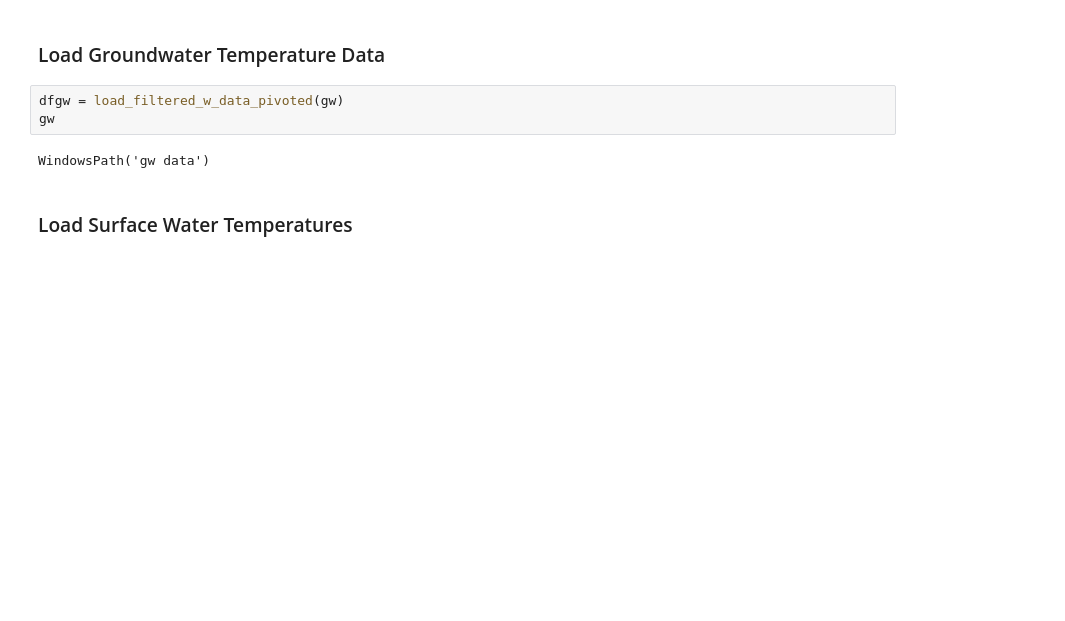
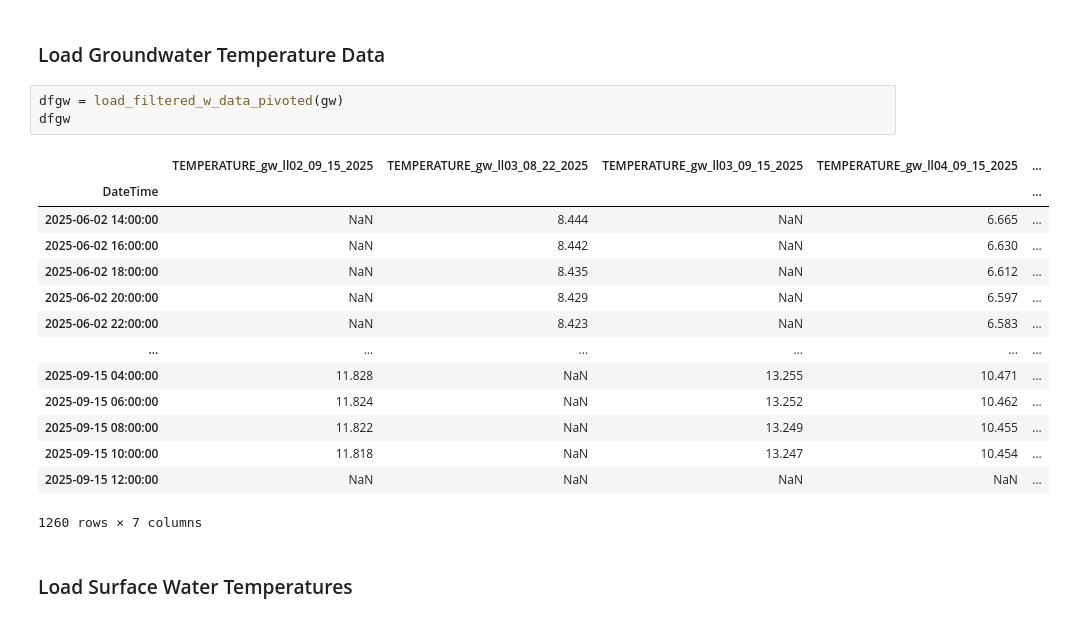
Before and after one commit to ryansiegel44/ESCI_895_Final_Project_RyanS, a Jupyter notebook: Final_Project_NB.ipynb, the cells around one changed output. Cells and saved outputs as stored; diff of their text form; blank space fills up the shorter version.

```diff
--- a/Final_Project_NB.ipynb
+++ b/Final_Project_NB.ipynb
@@ -75,9 +100,22 @@ def load_filtered_w_data_pivoted(folder_path):
 ### Load Groundwater Temperature Data
 # %%
 dfgw = load_filtered_w_data_pivoted(gw)
-gw
+dfgw
 # %% [output]
+|  | TEMPERATURE_gw_ll02_09_15_2025 | TEMPERATURE_gw_ll03_08_22_2025 | TEMPERATURE_gw_ll03_09_15_2025 | TEMPERATURE_gw_ll04_09_15_2025 | ... |
+| DateTime |  |  |  |  | ... |
+| 2025-06-02 14:00:00 | NaN | 8.444 | NaN | 6.665 | ... |
+| 2025-06-02 16:00:00 | NaN | 8.442 | NaN | 6.630 | ... |
+| 2025-06-02 18:00:00 | NaN | 8.435 | NaN | 6.612 | ... |
+| 2025-06-02 20:00:00 | NaN | 8.429 | NaN | 6.597 | ... |
+| 2025-06-02 22:00:00 | NaN | 8.423 | NaN | 6.583 | ... |
+| ... | ... | ... | ... | ... | ... |
+| 2025-09-15 04:00:00 | 11.828 | NaN | 13.255 | 10.471 | ... |
+| 2025-09-15 06:00:00 | 11.824 | NaN | 13.252 | 10.462 | ... |
+| 2025-09-15 08:00:00 | 11.822 | NaN | 13.249 | 10.455 | ... |
+| 2025-09-15 10:00:00 | 11.818 | NaN | 13.247 | 10.454 | ... |
+| 2025-09-15 12:00:00 | NaN | NaN | NaN | NaN | ... |
-WindowsPath('gw data')
+1260 rows × 7 columns
 # %% [markdown]
 ### Load Surface Water Temperatures
 # %%
```
Also changed, not shown: parts of 16 cells of this notebook.
